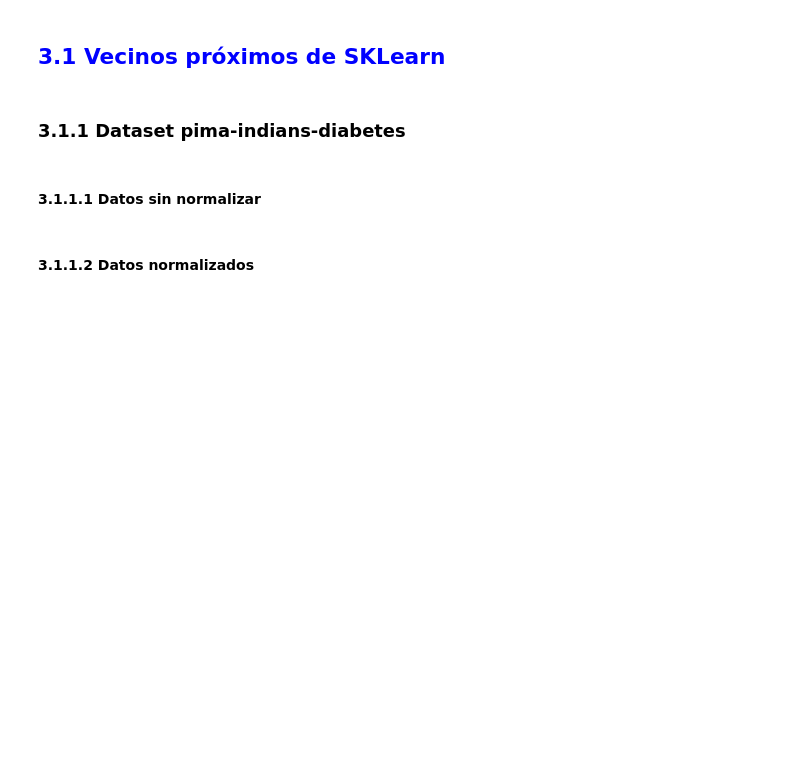
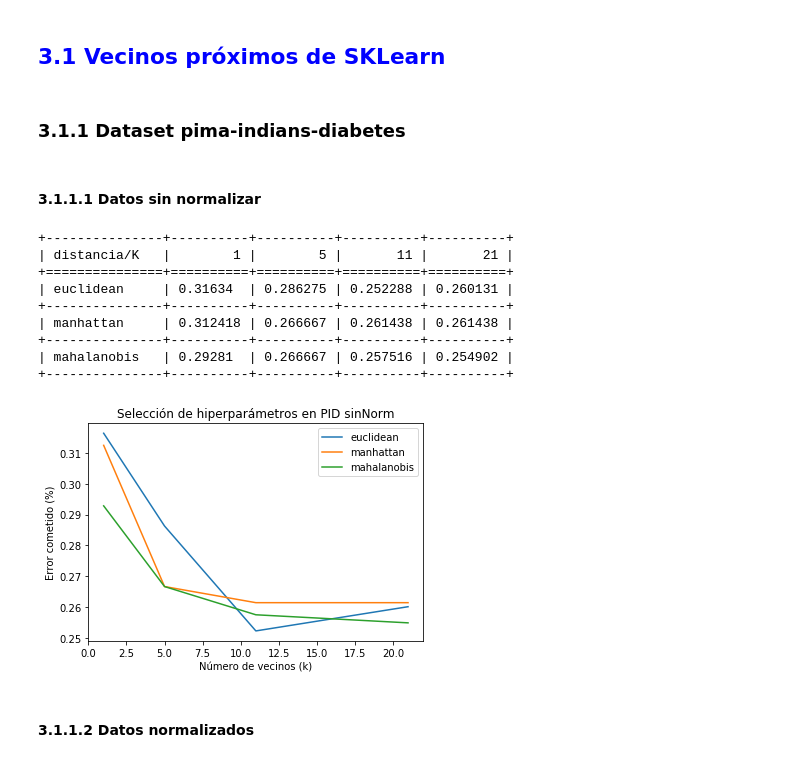
Before and after one commit to AlejandroSantorum/MachineLearning_Assignments, a Jupyter notebook: Assignment2/test_KNN-LR.ipynb, the cells around one changed output. Cells and saved outputs as stored; diff of their text form; code cells hidden in the pictures; blank space fills up the shorter version.

```diff
--- a/Assignment2/test_KNN-LR.ipynb
+++ b/Assignment2/test_KNN-LR.ipynb
@@ -781,9 +781,45 @@ Concluimos esta sección ratificando los mejores resultados:
 # <font color='red'>3. Clasificadores de Scikit-Learn y comparación de resultados</font>
 # %% [markdown]
 ## <font color='blue'> 3.1 Vecinos próximos de SKLearn</font>
+# %%
+def run_knnSK(dists, Ks, strat, dataset, db_name):
+    L = []
+    for d in dists:
+        distance_results = []
+        for k in Ks:
+            KNNSK = Clasificador.ClasificadorVecinosProximosSK(K=k, dist=d)
+            errores = clasificador.validacion(strat, dataset, KNNSK)
+            err = np.mean(errores)
+            distance_results.append(err)
+        L.append([d]+distance_results)
+        plt.plot(Ks, distance_results, label=d)
+
+    print(tabulate(L, headers=['distancia/K']+Ks, tablefmt="grid"))
+
+    plt.xlabel('Número de vecinos (k)')
+    plt.ylabel('Error cometido (%)')
+    plt.legend(loc='upper right')
+    plt.title('Selección de hiperparámetros en '+db_name)
+    plt.plot()
 # %% [markdown]
 ### 3.1.1 Dataset pima-indians-diabetes
+# %%
+dists = ['euclidean', 'manhattan', 'mahalanobis']
+Ks = [1, 5, 11, 21]
 # %% [markdown]
 #### 3.1.1.1 Datos sin normalizar
+# %%
+run_knnSK(dists, Ks, strat_cross_f5, db_pid_notNorm, "PID sinNorm")
+# %% [output]
++---------------+----------+----------+----------+----------+
+| distancia/K   |        1 |        5 |       11 |       21 |
++===============+==========+==========+==========+==========+
+| euclidean     | 0.31634  | 0.286275 | 0.252288 | 0.260131 |
++---------------+----------+----------+----------+----------+
+| manhattan     | 0.312418 | 0.266667 | 0.261438 | 0.261438 |
++---------------+----------+----------+----------+----------+
+| mahalanobis   | 0.29281  | 0.266667 | 0.257516 | 0.254902 |
++---------------+----------+----------+----------+----------+
+[figure, added]
 # %% [markdown]
 #### 3.1.1.2 Datos normalizados
```
Also changed, not shown: parts of 33 cells of this notebook, 1 other file.
